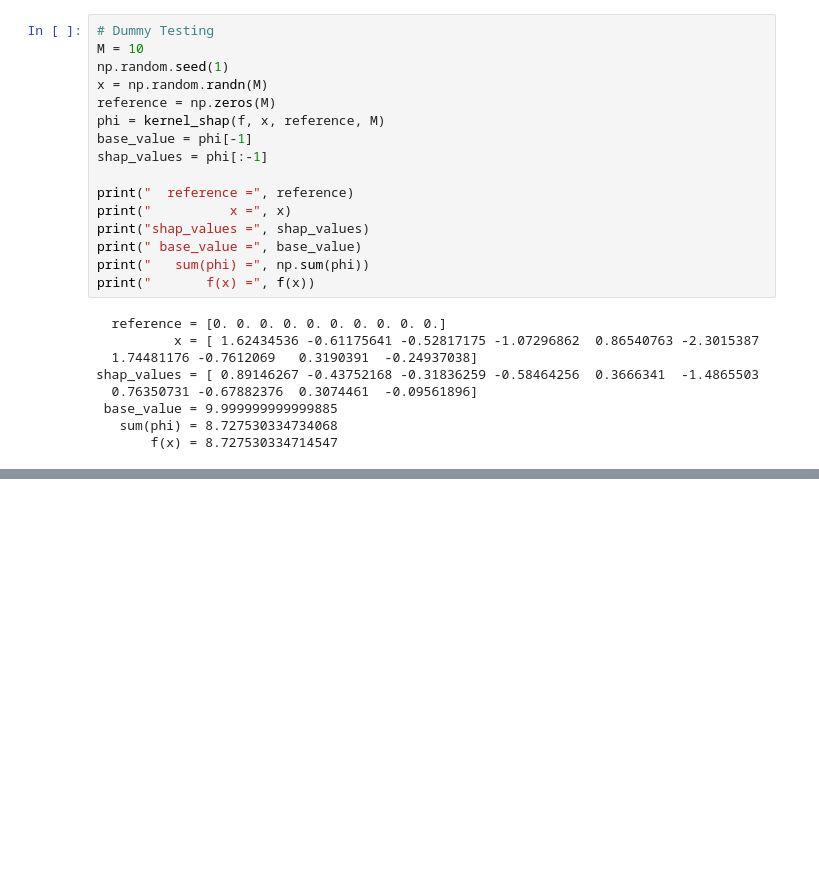
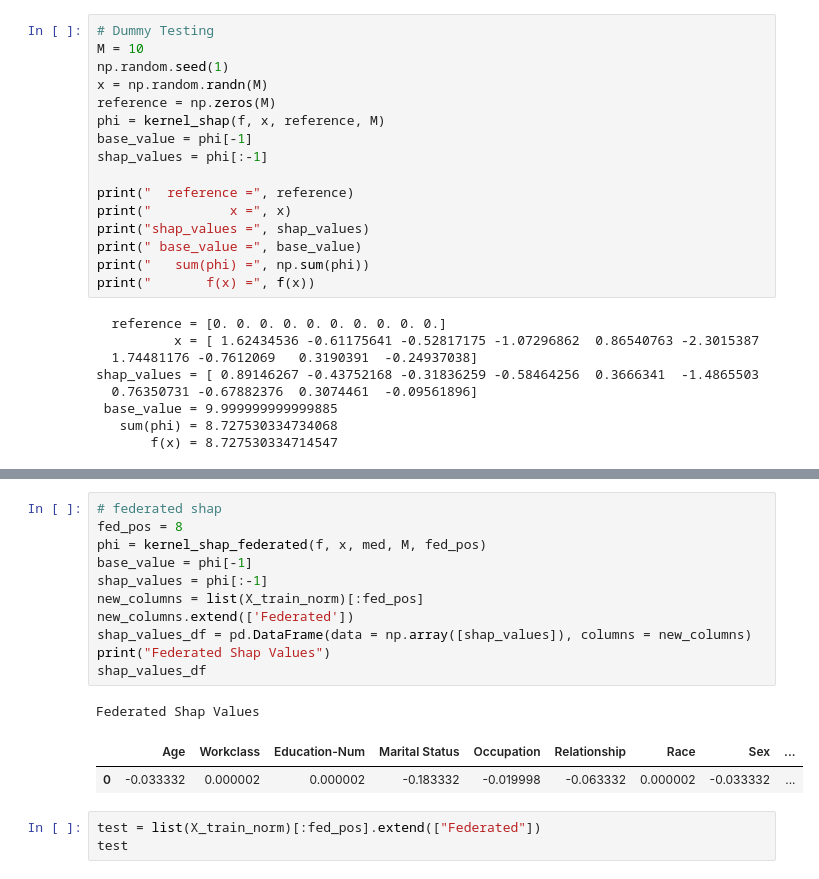
Before and after one commit to crownpku/federated_shap, a Jupyter notebook: federated_shap.ipynb, the cells around one changed output, grey strips where cells are left out. Cells and saved outputs as stored; diff of their text form; blank space fills up the shorter version.

```diff
--- a/federated_shap.ipynb
+++ b/federated_shap.ipynb
@@ -139,0 +212,18 @@ array([ 1.62434536, -0.61175641, -0.52817175, -1.07296862,  0.86540763])
+# %%
+# federated shap
+fed_pos = 8
+phi = kernel_shap_federated(f, x, med, M, fed_pos)
+base_value = phi[-1]
+shap_values = phi[:-1]
+new_columns = list(X_train_norm)[:fed_pos]
+new_columns.extend(['Federated'])
+shap_values_df = pd.DataFrame(data = np.array([shap_values]), columns = new_columns)
+print("Federated Shap Values")
+shap_values_df
+# %% [output]
+Federated Shap Values
+|  | Age | Workclass | Education-Num | Marital Status | Occupation | Relationship | Race | Sex | ... |
+| 0 | -0.033332 | 0.000002 | 0.000002 | -0.183332 | -0.019998 | -0.063332 | 0.000002 | -0.033332 | ... |
+# %%
+test = list(X_train_norm)[:fed_pos].extend(["Federated"])
+test
```
Also changed, not shown: parts of 12 cells of this notebook, 1 other file.
